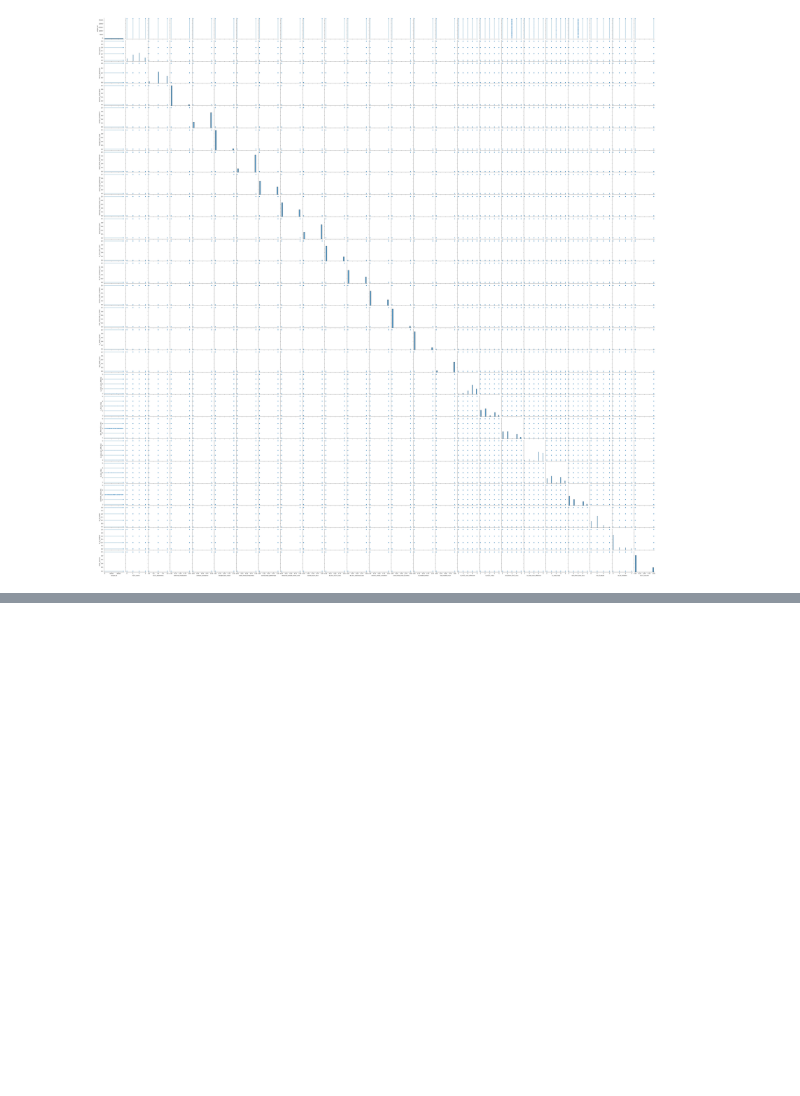
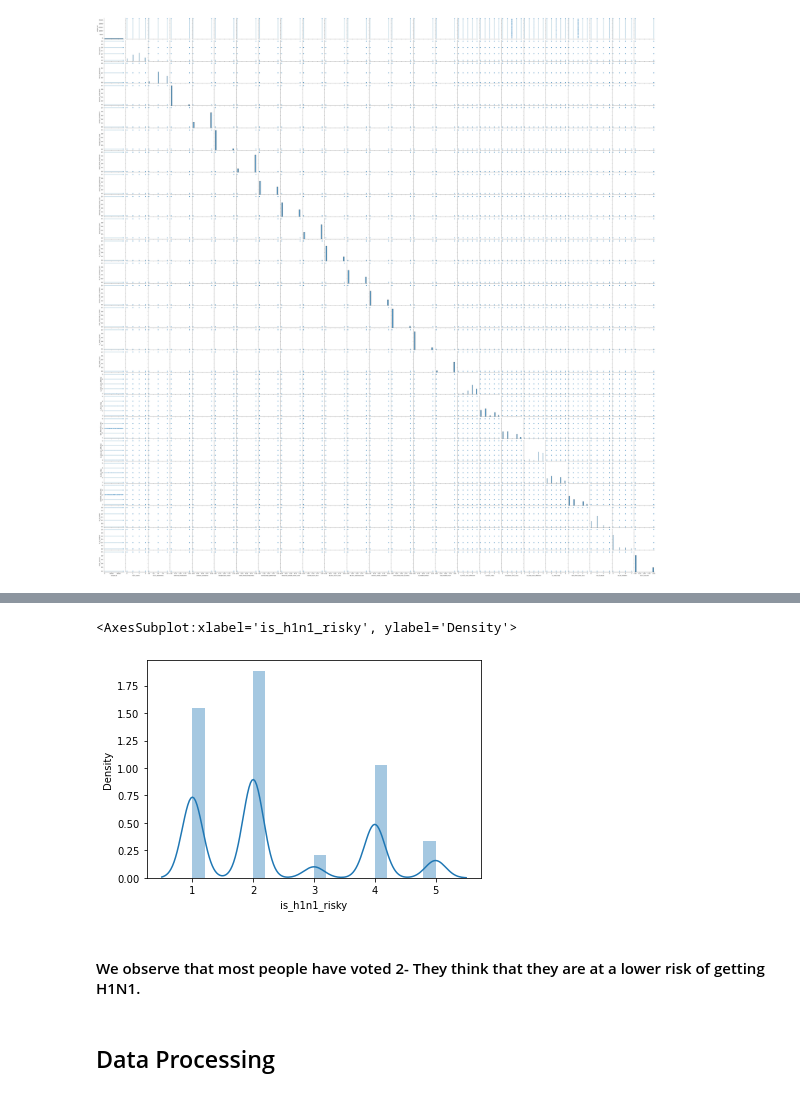
Before and after one commit to SwaminathanSK/YhillsMLCourse, a Jupyter notebook: YHills - Artificial Intelligence/CapstoneProject_H1N1.ipynb, the cells around one changed output, grey strips where cells are left out. Drawn from its saved outputs; the diff is of its cells as text; code cells hidden in the pictures; blank space fills up the shorter version.

```diff
--- a/YHills - Artificial Intelligence/CapstoneProject_H1N1.ipynb
+++ b/YHills - Artificial Intelligence/CapstoneProject_H1N1.ipynb
@@ -166,0 +260,9 @@ sns.pairplot(data = df)
+# %%
+sns.distplot(df['is_h1n1_risky'])
+# %% [output]
+<AxesSubplot:xlabel='is_h1n1_risky', ylabel='Density'>
+[figure, added]
+# %% [markdown]
+#### We observe that most people have voted 2- They think that they are at a lower risk of getting H1N1.
+# %% [markdown]
+## Data Processing
```
Also changed, not shown: parts of 37 cells of this notebook.
